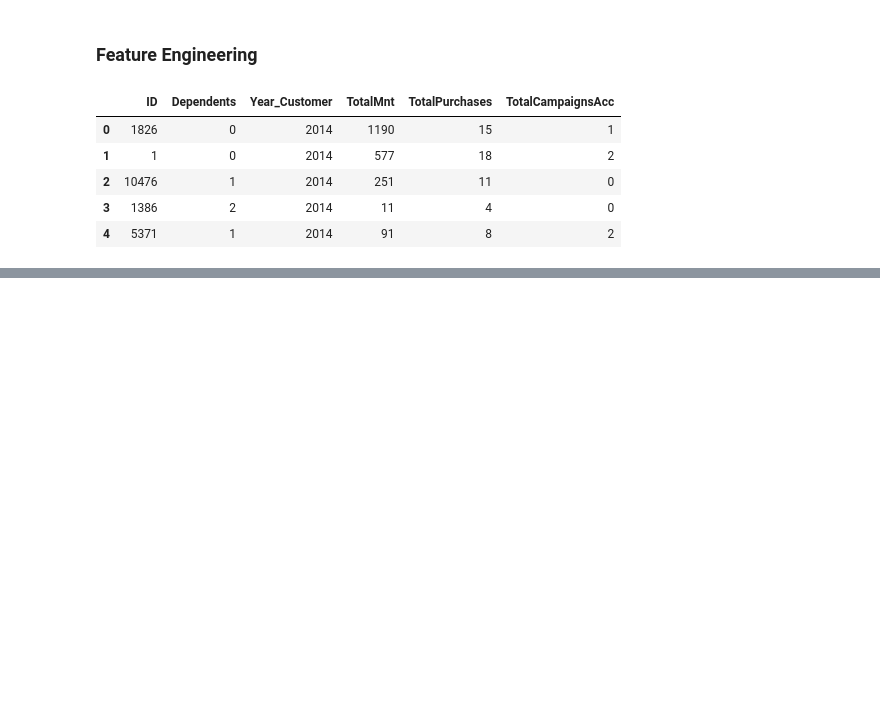
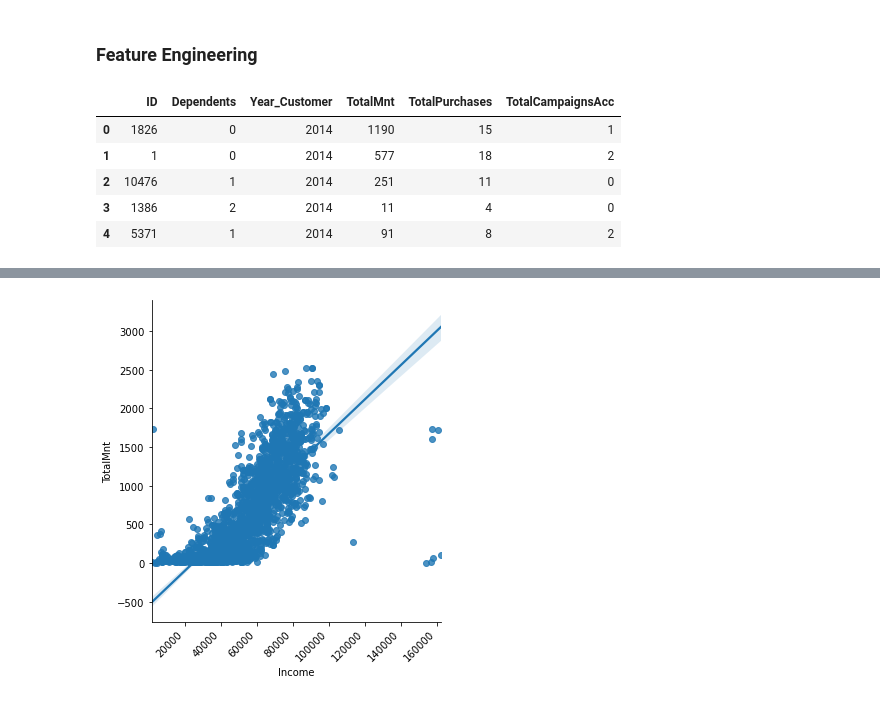
Before and after one commit to rabbilbhuiyan/Marketing_Analytics, a Jupyter notebook: Marketing_analytics_EDA.ipynb, the cells around one changed output, grey strips where cells are left out. Cells and saved outputs as stored; diff of their text form; code cells hidden in the pictures; blank space fills up the shorter version.

```diff
--- a/Marketing_analytics_EDA.ipynb
+++ b/Marketing_analytics_EDA.ipynb
@@ -279,0 +323,6 @@ sns.heatmap(corr, mask=mask, cmap= cmap, vmin =-1, vmax=1, annot=True, fmt='.2f'
+# %%
+sns.lmplot(x='Income', y='TotalMnt', data=df[df['Income']<200000]) #  limiting income to < 200,000 to remove outliers
+plt.xticks(rotation=45, horizontalalignment='right')
+plt.show()
+# %% [output]
+[figure, added]
```
Also changed, not shown: parts of 99 cells of this notebook.
